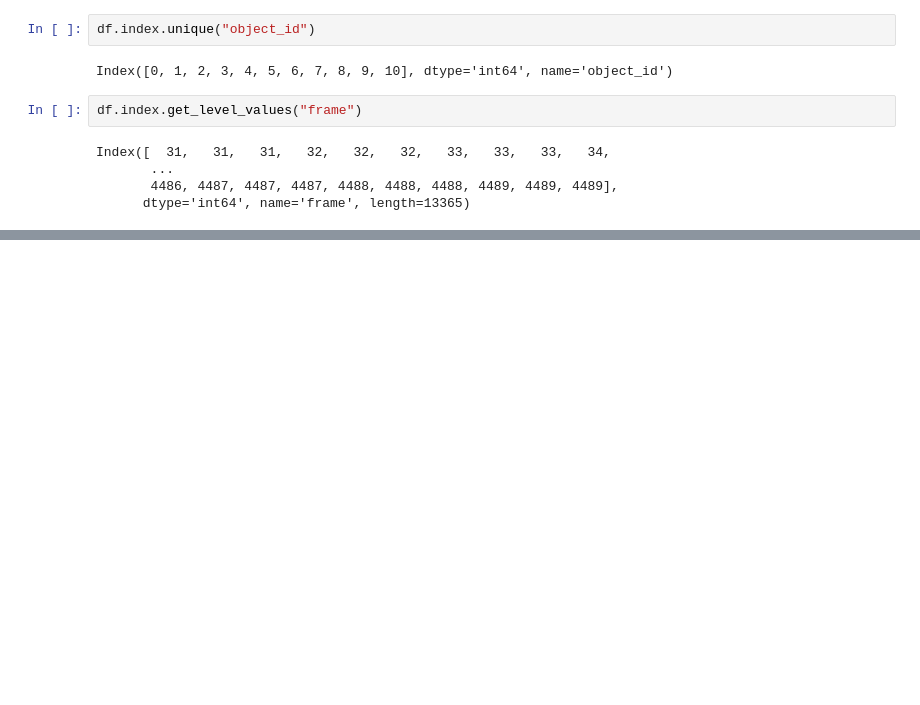
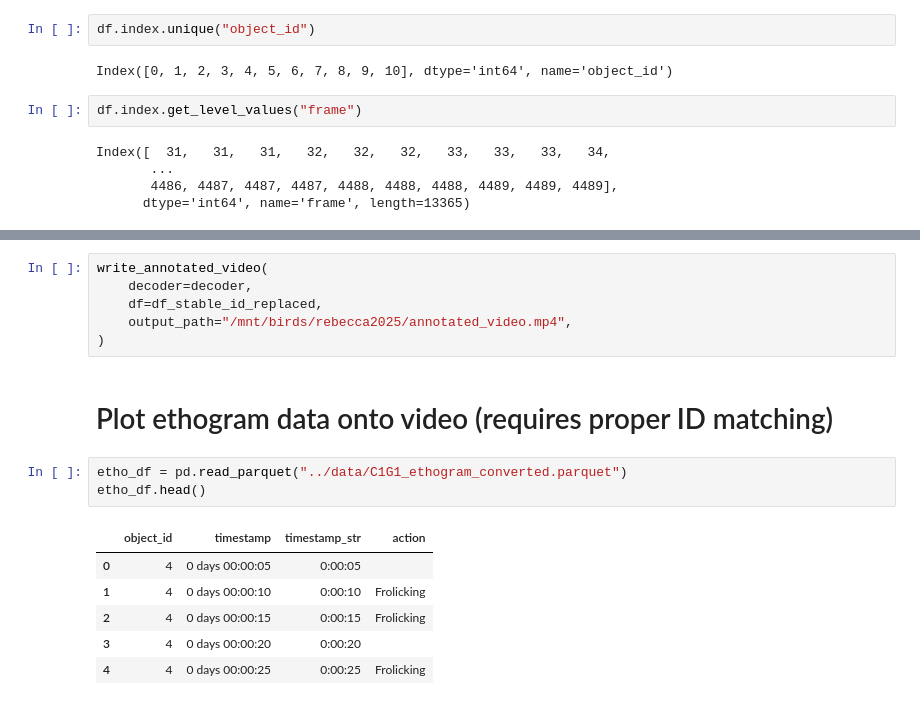
Before and after one commit to sbhattlab/PlayClassCV4Animals, a Jupyter notebook: notebook/EDA-sam3-output.ipynb, the cells around one changed output, grey strips where cells are left out. Saved outputs shown, nothing was run; the diff lists cells and outputs as text; blank space fills up the shorter version.

```diff
--- a/notebook/EDA-sam3-output.ipynb
+++ b/notebook/EDA-sam3-output.ipynb
@@ -140,0 +520,18 @@ Index([  31,   31,   31,   32,   32,   32,   33,   33,   33,   34,
+# %%
+write_annotated_video(
+    decoder=decoder,
+    df=df_stable_id_replaced,
+    output_path="/mnt/birds/rebecca2025/annotated_video.mp4",
+)
+# %% [markdown]
+# Plot ethogram data onto video (requires proper ID matching)
+# %%
+etho_df = pd.read_parquet("../data/C1G1_ethogram_converted.parquet")
+etho_df.head()
+# %% [output]
+|  | object_id | timestamp | timestamp_str | action |
+| 0 | 4 | 0 days 00:00:05 | 0:00:05 |  |
+| 1 | 4 | 0 days 00:00:10 | 0:00:10 | Frolicking |
+| 2 | 4 | 0 days 00:00:15 | 0:00:15 | Frolicking |
+| 3 | 4 | 0 days 00:00:20 | 0:00:20 |  |
+| 4 | 4 | 0 days 00:00:25 | 0:00:25 | Frolicking |
```
Also changed, not shown: parts of 16 cells of this notebook.
